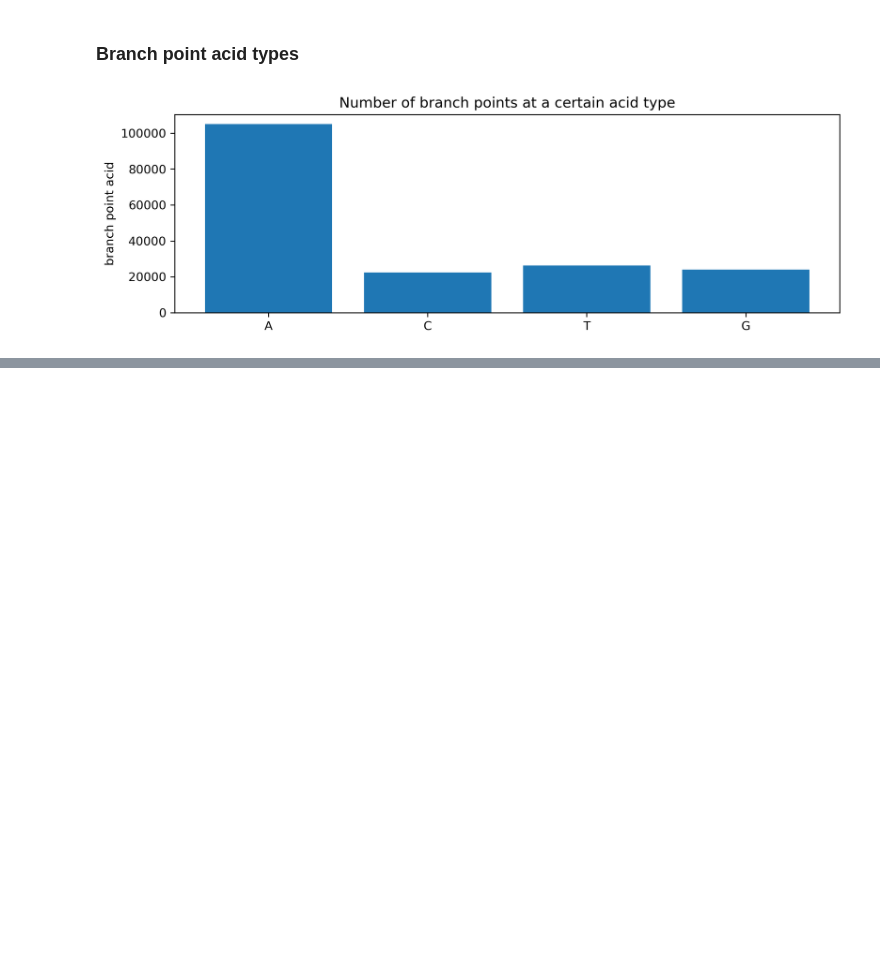
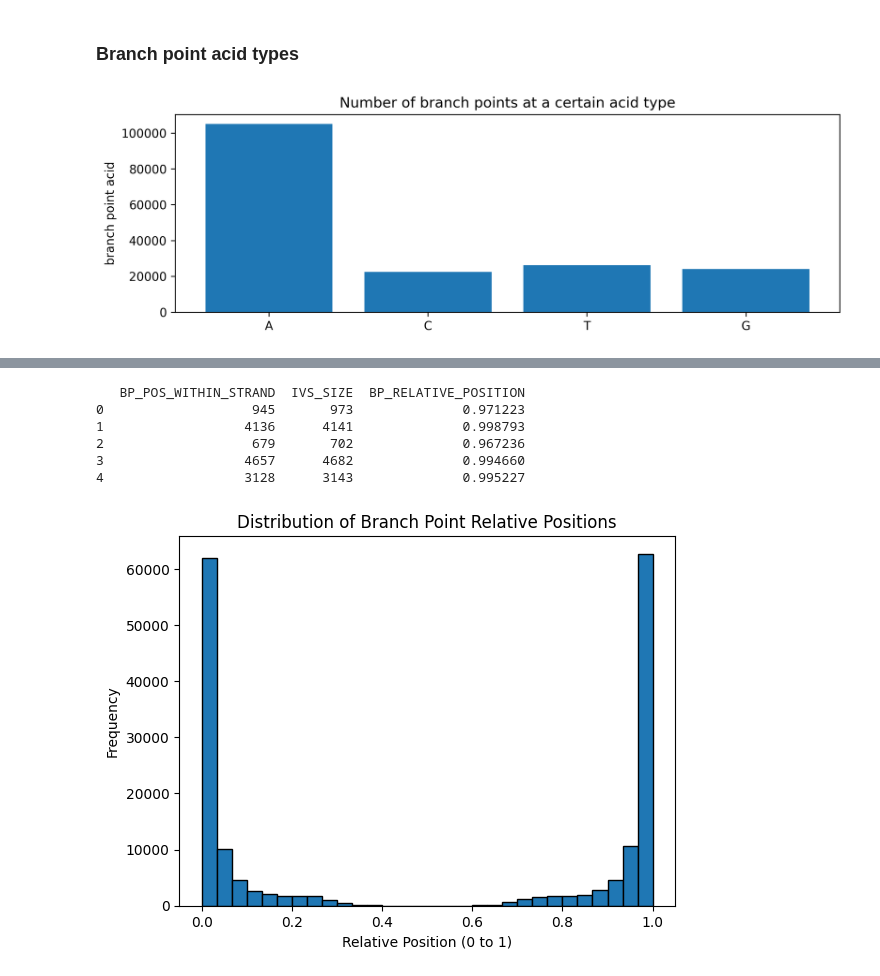
Before and after one commit to AliSaadatV/BP_LM, a Jupyter notebook: Dataexploration.ipynb, the cells around one changed output, grey strips where cells are left out. Saved outputs shown, nothing was run; the diff lists cells and outputs as text; code cells hidden in the pictures; blank space fills up the shorter version.

Commit message:
Modified preprocessing script to take care of flipping negative intron strands and updated BP position within strand, added more data analysis on strand pos/neg value effect on BP position

```diff
--- a/Dataexploration.ipynb
+++ b/Dataexploration.ipynb
@@ -8,7 +17,7 @@ import os
 data_path = '../dataset'
 
 #assume dataset itself is just named dataset.txt
-df = pd.read_csv(os.path.join(data_path, "dataset.txt"), delimiter = "\t")
+df = pd.read_csv(os.path.join(data_path, "Data_GRCh38_canonical_transcript_intron_bp_database_Peng_20241113.txt"), delimiter = "\t")
 # %% [markdown]
 ### Basic Properties
 # %% [markdown]
@@ -202,0 +201,9 @@ for i in range(len(input_sequences)):
+# %%
+# Replace all the strand entries with 0 (negative) or 1 (positive)
+df['STRAND'] = df['STRAND'].replace({'+': 1, '-': 0})
+
+# Add a column for the BP position within the intron strand (IVS_SEQ), 0-indexed
+df['BP_POS_WITHIN_STRAND'] = df['BP_POS'] - df['START']
+
+print(df.shape)
+print(f'Example row: \n {df.iloc[0]}\n')
@@ -202,0 +227,21 @@ for i in range(len(input_sequences)):
+# %%
+# Create a new column for the relative branch point position
+df['BP_RELATIVE_POSITION'] = df['BP_POS_WITHIN_STRAND'] / df['IVS_SIZE']
+
+# Display the updated DataFrame with the new column
+print(df[['BP_POS_WITHIN_STRAND', 'IVS_SIZE', 'BP_RELATIVE_POSITION']].head())
+# %% [output]
+   BP_POS_WITHIN_STRAND  IVS_SIZE  BP_RELATIVE_POSITION
+0                   945       973              0.971223
+1                  4136      4141              0.998793
+2                   679       702              0.967236
+3                  4657      4682              0.994660
+4                  3128      3143              0.995227
+# %%
+plt.hist(df['BP_RELATIVE_POSITION'], bins=30, edgecolor='k')
+plt.title('Distribution of Branch Point Relative Positions')
+plt.xlabel('Relative Position (0 to 1)')
+plt.ylabel('Frequency')
+plt.show()
+# %% [output]
+[figure, added]
```
Also changed, not shown: parts of 13 cells of this notebook, 4 other files.
